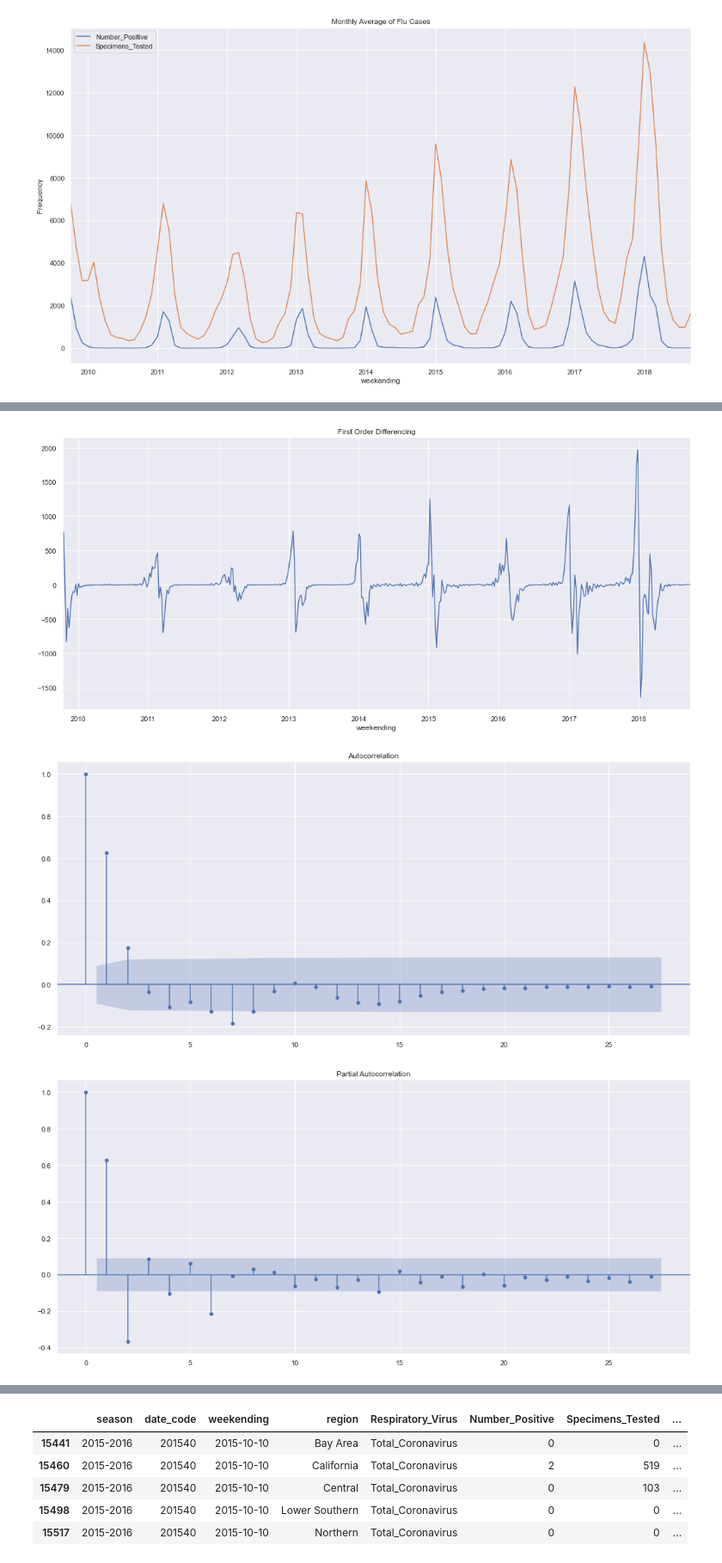
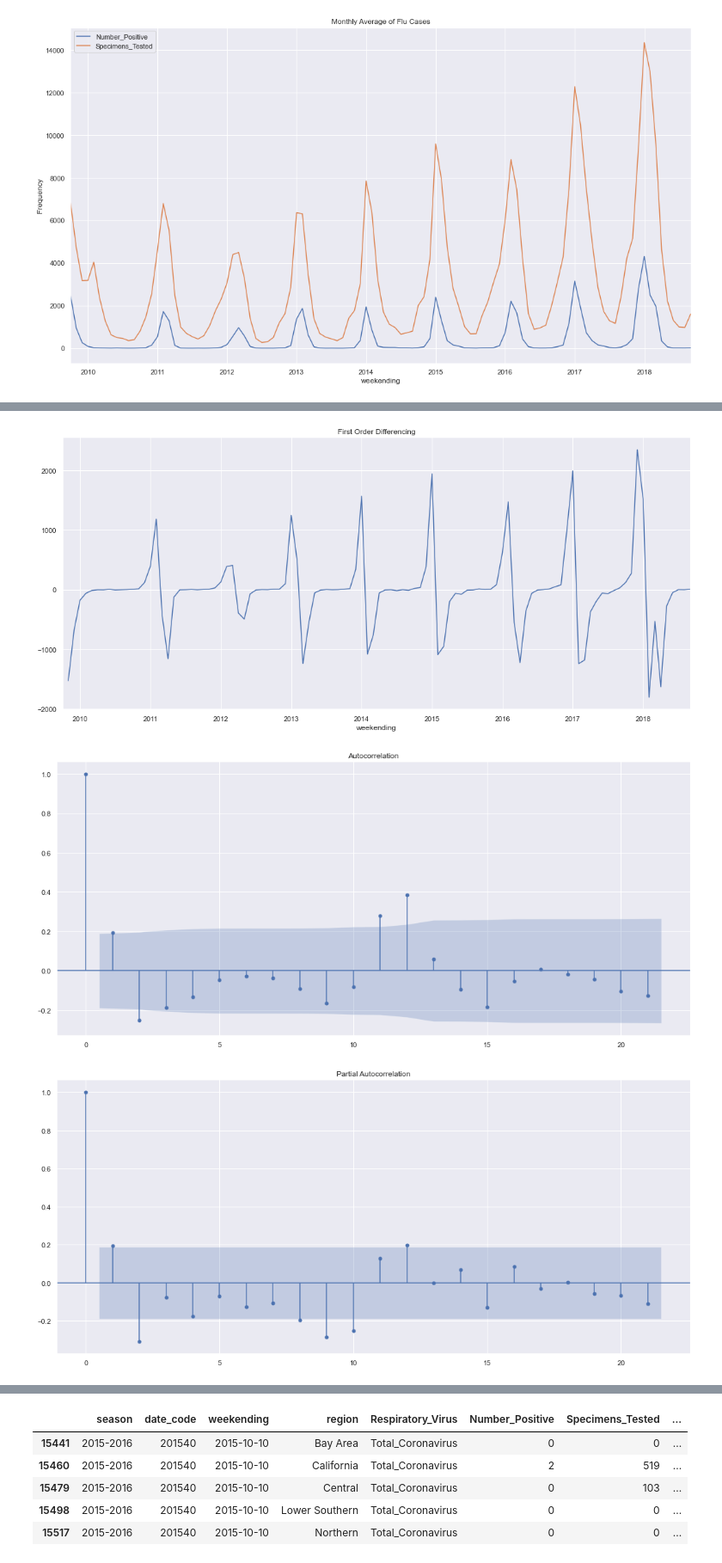
Before and after one commit to danypark91/ts_sarimax, a Jupyter notebook: flu.ipynb, the cells around one changed output, grey strips where cells are left out. Shown at 86% size. Cells and saved outputs as stored; diff of their text form; code cells hidden in the pictures.

```diff
--- a/flu.ipynb
+++ b/flu.ipynb
@@ -208,8 +208,8 @@ from statsmodels.tsa.seasonal import seasonal_decompose
 from pylab import rcParams
 rcParams['figure.figsize'] = 18, 10
 
-df_inf_pos = df_inf["Number_Positive"]
+df_monthly_pos = df_monthly["Number_Positive"]
 
-decomp = seasonal_decompose(df_inf_pos,model='additive')
+decomp = seasonal_decompose(df_monthly_pos,model='additive')
 decomp.plot();
 # %% [output]
@@ -229,18 +229,18 @@ plot_pacf(df_inf_pos, lags=50, ax=ax2);
 # %%
 # First Differencing: Stationarity
-df_inf_pos_diff = df_inf_pos.diff()
+df_monthly_pos_diff = df_monthly_pos.diff()
 
 fig, ax1 = plt.subplots(figsize=(18,8))
 fig, ax2 = plt.subplots(figsize=(18,8))
 fig, ax3 = plt.subplots(figsize=(18,8))
 
-df_inf_pos_diff.plot(ax=ax1, title="First Order Differencing");
-plot_acf(df_inf_pos_diff.dropna(), ax=ax2);
-plot_pacf(df_inf_pos_diff.dropna(), ax=ax3);
+df_monthly_pos_diff.plot(ax=ax1, title="First Order Differencing");
+plot_acf(df_monthly_pos_diff.dropna(), ax=ax2);
+plot_pacf(df_monthly_pos_diff.dropna(), ax=ax3);
 # %% [output]
-[figure, old version]
+[figure, new version]
-[figure, old version]
+[figure, new version]
-[figure, old version]
+[figure, new version]
 # %%
 # Augmented Dickey-Fuller Test: Stationarity
 from statsmodels.tsa.stattools import adfuller
```
Also changed, not shown: parts of 5 cells of this notebook.
